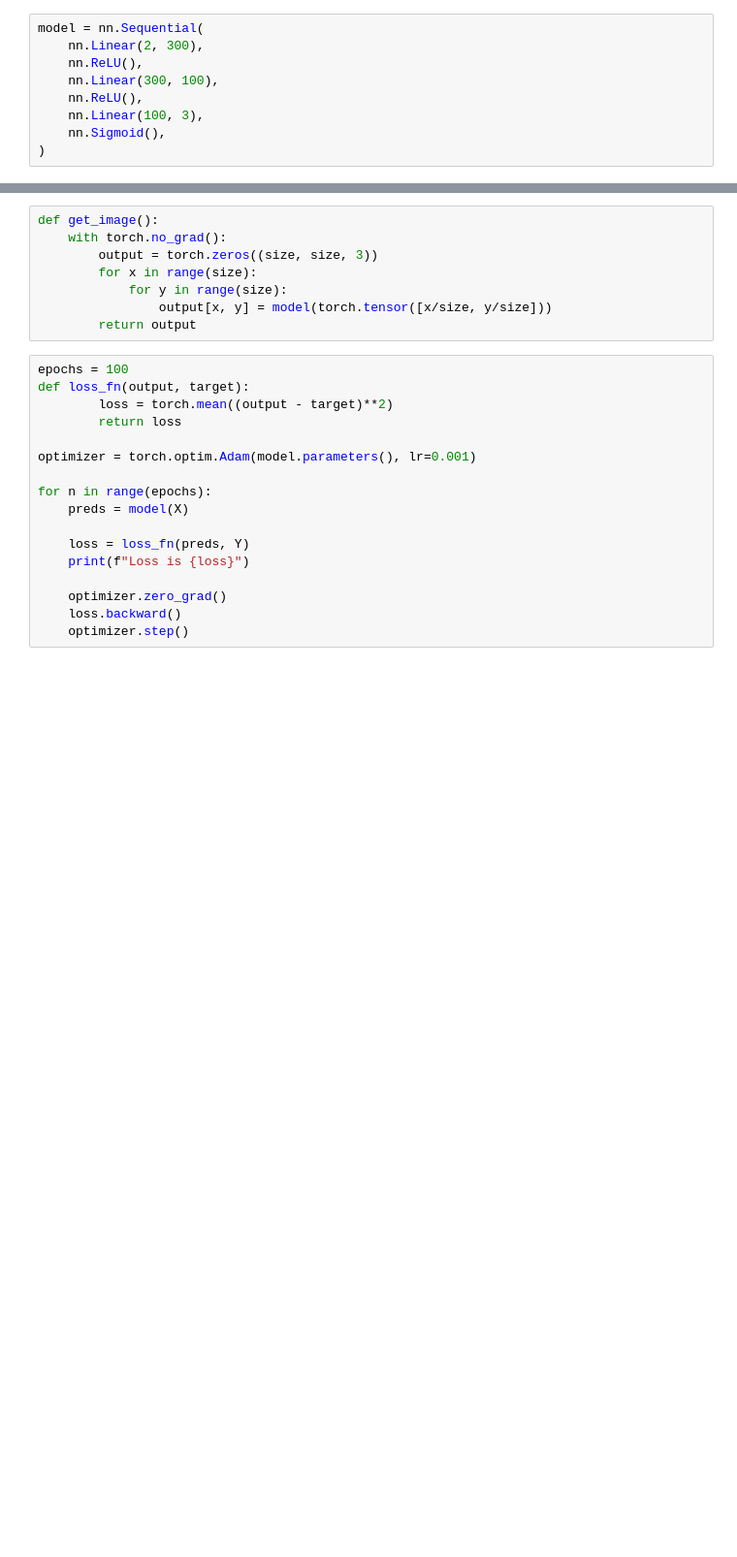
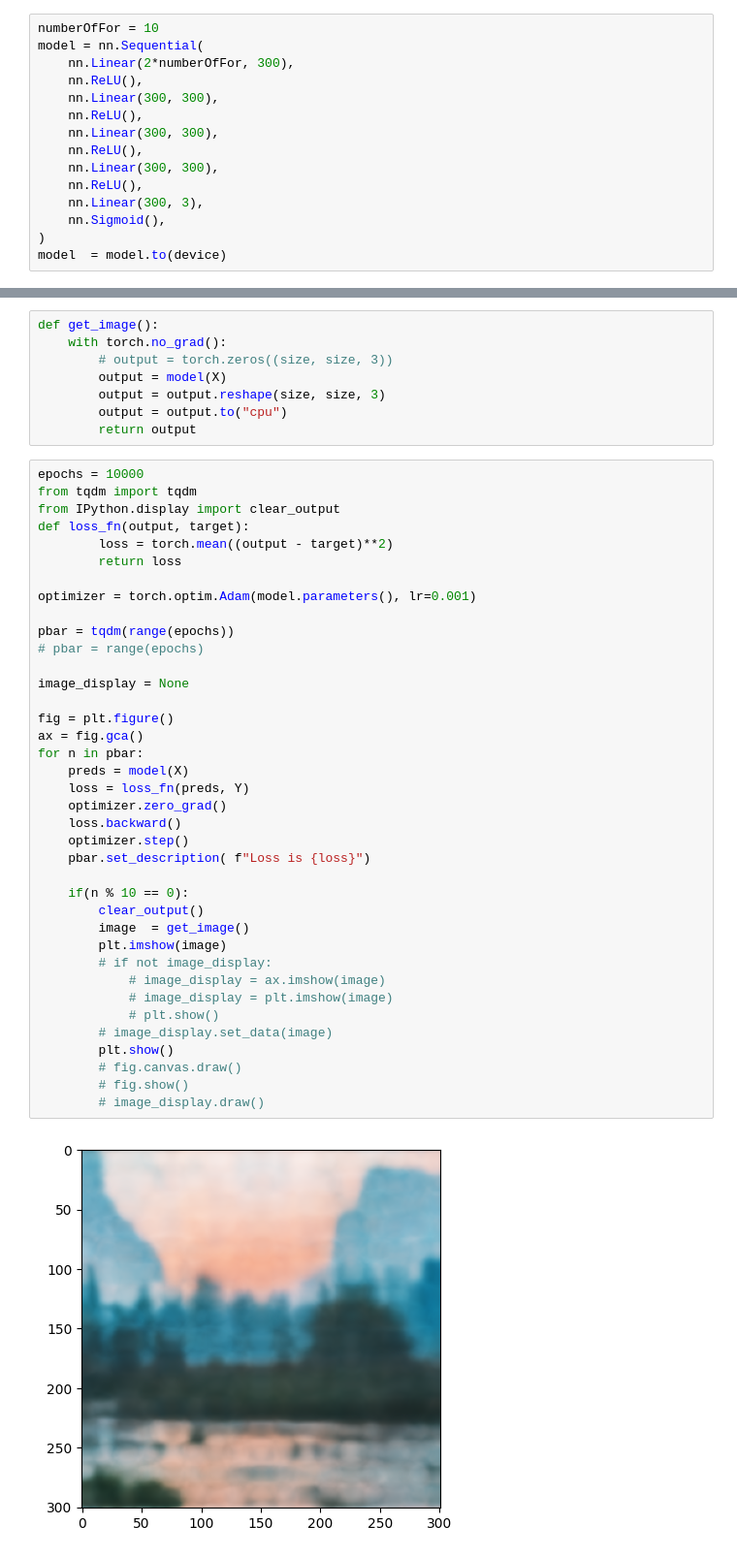
Before and after one commit to shahanneda/NeRfFromScratch, a Jupyter notebook: single-image.ipynb, the cells around one changed output, grey strips where cells are left out. Shown at 97% size. Saved outputs shown, nothing was run; the diff lists cells and outputs as text; blank space fills up the shorter version.

```diff
--- a/single-image.ipynb
+++ b/single-image.ipynb
@@ -28,10 +29,16 @@ plt.imshow(image_tensor)
 # %%
+numberOfFor = 10
 model = nn.Sequential(
-	nn.Linear(2, 300),
+	nn.Linear(2*numberOfFor, 300),
 	nn.ReLU(),
-	nn.Linear(300, 100),
+	nn.Linear(300, 300),
 	nn.ReLU(),
-	nn.Linear(100, 3),
+	nn.Linear(300, 300),
+	nn.ReLU(),
+	nn.Linear(300, 300),
+	nn.ReLU(),
+	nn.Linear(300, 3),
 	nn.Sigmoid(),
 )
+model  = model.to(device)
 # %%
@@ -46,26 +62,48 @@ torch.Size([128164, 3])
 # %%
 def get_image():
 	with torch.no_grad():
-		output = torch.zeros((size, size, 3))
-		for x in range(size):
-			for y in range(size):
-				output[x, y] = model(torch.tensor([x/size, y/size]))
+		# output = torch.zeros((size, size, 3))
+		output = model(X)
+		output = output.reshape(size, size, 3)
+		output = output.to("cpu")
 		return output
 # %%
-epochs = 100
+epochs = 10000
+from tqdm import tqdm
+from IPython.display import clear_output
 def loss_fn(output, target):
 		loss = torch.mean((output - target)**2)
 		return loss
 
 optimizer = torch.optim.Adam(model.parameters(), lr=0.001)
 
-for n in range(epochs):
+pbar = tqdm(range(epochs))
+# pbar = range(epochs)
+
+image_display = None
+
+fig = plt.figure()
+ax = fig.gca()
+for n in pbar:
     preds = model(X)
-
     loss = loss_fn(preds, Y)
-    print(f"Loss is {loss}")
-
     optimizer.zero_grad()
     loss.backward()
     optimizer.step()
+    pbar.set_description( f"Loss is {loss}")
+
+    if(n % 10 == 0):
+        clear_output()
+        image  = get_image()
+        plt.imshow(image)
+        # if not image_display:
+            # image_display = ax.imshow(image)
+            # image_display = plt.imshow(image)
+            # plt.show()
+        # image_display.set_data(image)
+        plt.show()
+        # fig.canvas.draw()
+        # fig.show()
+        # image_display.draw()
 # %% [output]
+[figure, added]
```
Also changed, not shown: parts of 7 cells of this notebook, 8 other files.
